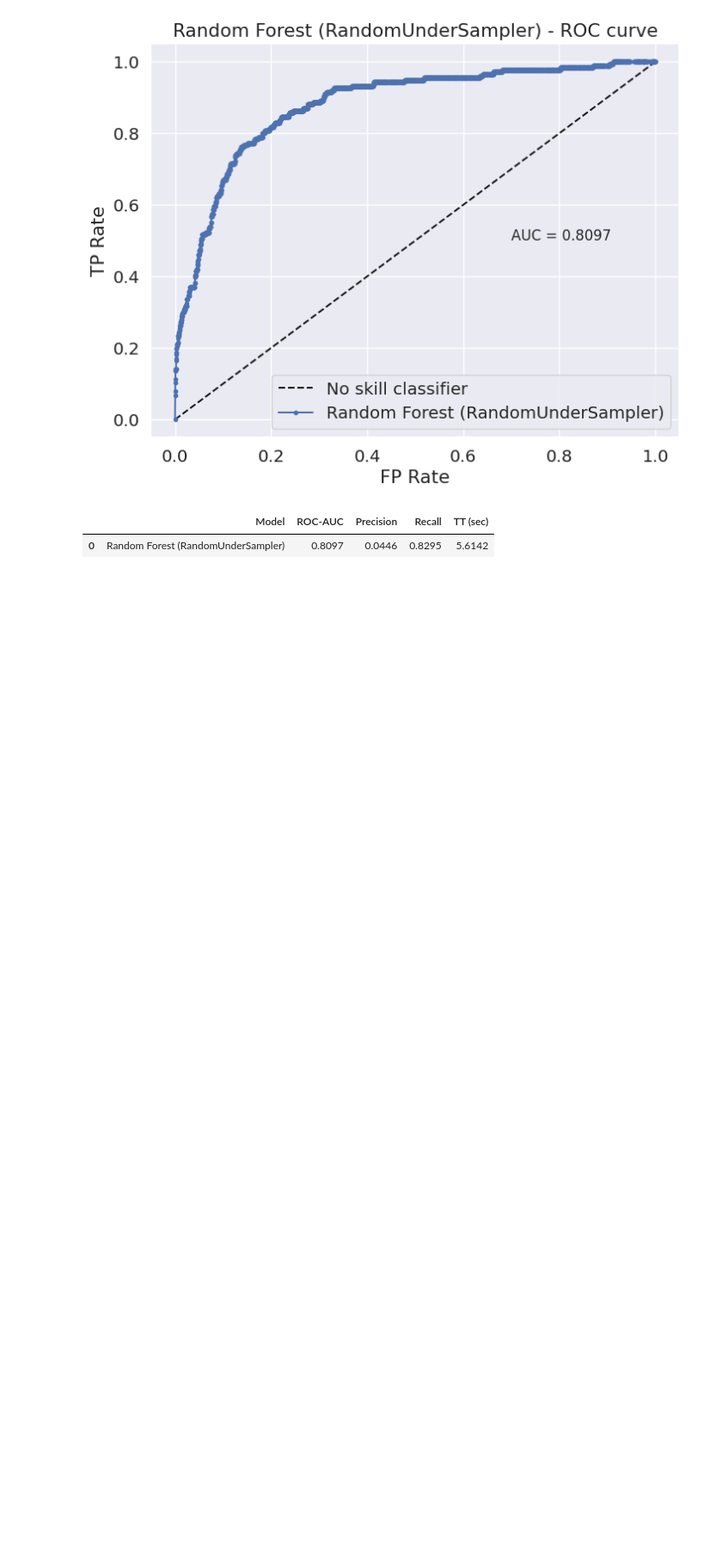
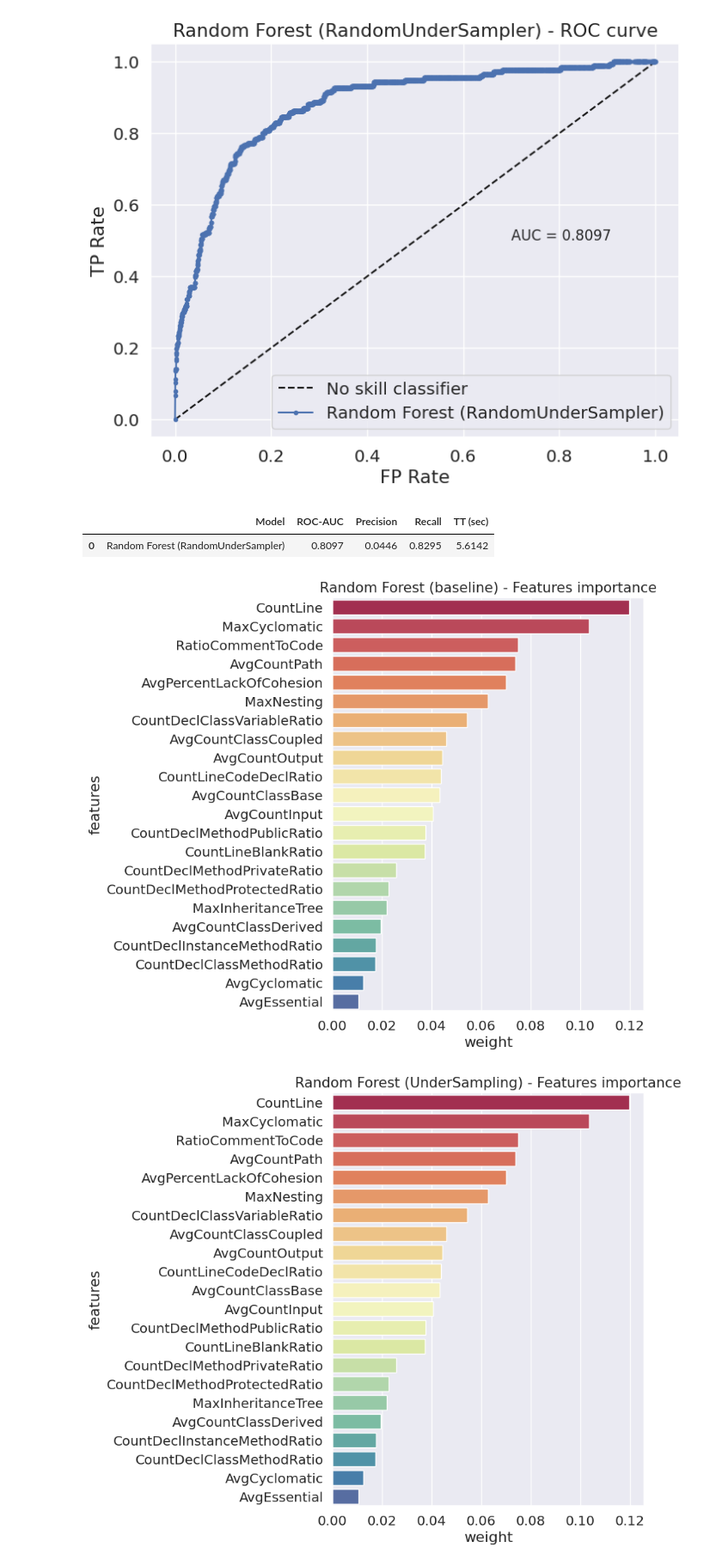
Before and after one commit to ahenrij/ets-mgl869-hive, a Jupyter notebook: src/lab/notebooks/random_forest.ipynb, the cells around one changed output. Shown at 86% size. Saved outputs shown, nothing was run; the diff lists cells and outputs as text; code cells hidden in the pictures; blank space fills up the shorter version.

Commit message:
rf features importances

```diff
--- a/src/lab/notebooks/random_forest.ipynb
+++ b/src/lab/notebooks/random_forest.ipynb
@@ -164,7 +164,7 @@ def plot_feature_importances(model, name, lr=False):
   )
   feature_importances = feature_importances.sort_values(['weight'], ascending=False)
   # plot
-  fig = plt.figure(figsize=(8, 10))
+  fig = plt.figure(figsize=(6, 8))
   fig.patch.set_facecolor('white')
   sns.barplot(x='weight', y='features', data=feature_importances, palette="Spectral")
   plt.title(name + ' - Features importance', fontsize = 15)
@@ -278,3 +278,9 @@ display(results)
 | 0 | Random Forest (RandomUnderSampler) | 0.8097 | 0.0446 | 0.8295 | 5.6142 |
 # %%
 save_model(rf_pipeline, "rf_undersampling")
+# %%
+plot_feature_importances(rf, "Random Forest (baseline)")
+plot_feature_importances(rf_pipeline._final_estimator, "Random Forest (UnderSampling)")
+# %% [output]
+[figure, added]
+[figure, added]
```
